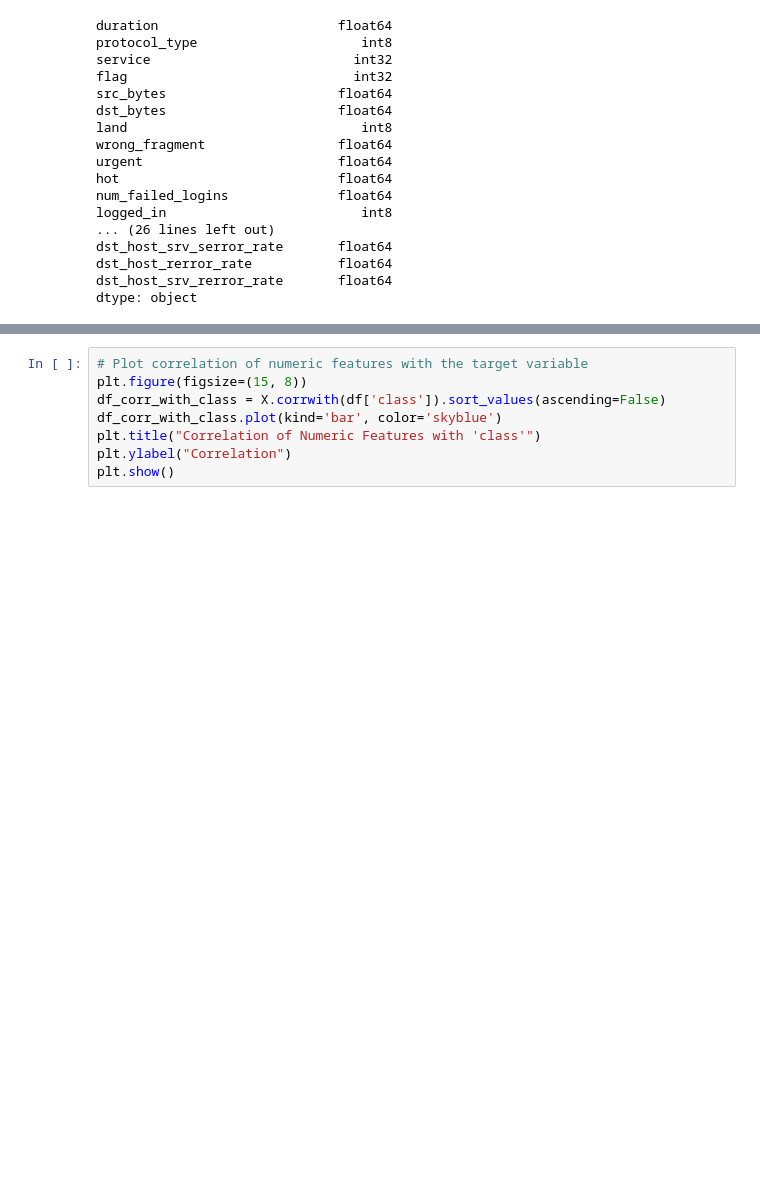
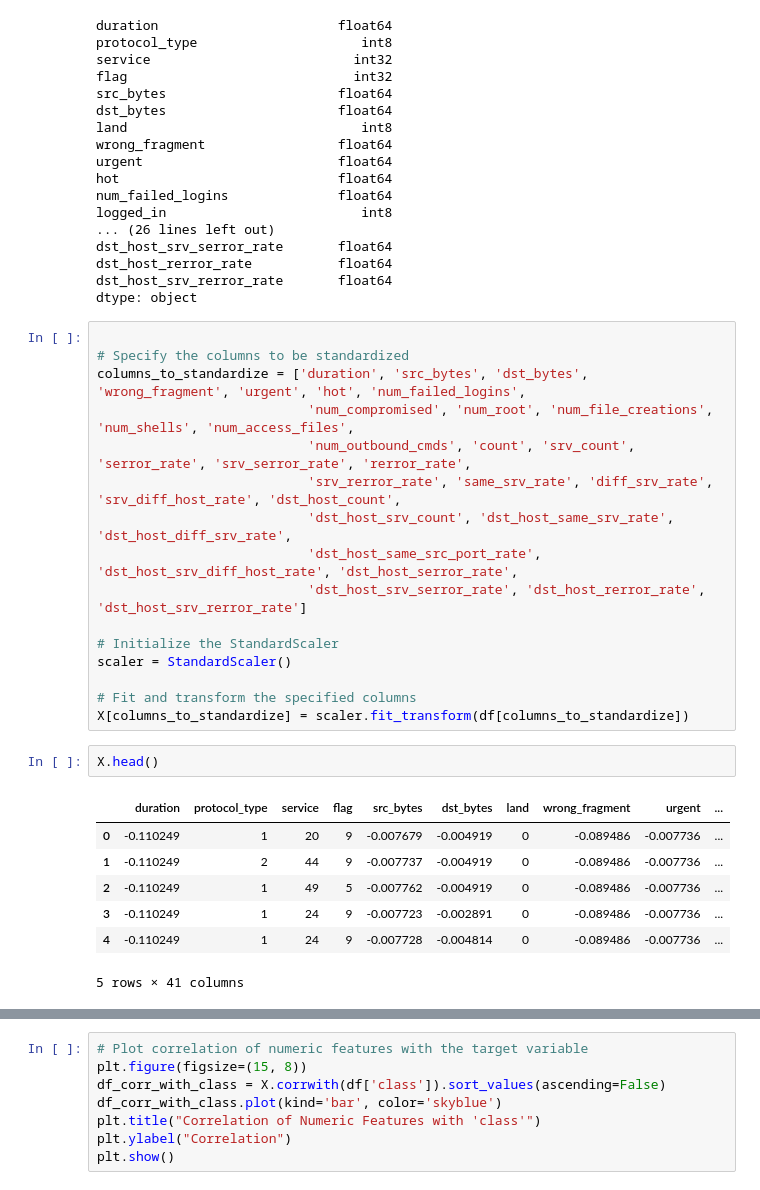
Before and after one commit to rakinplaban/APT_work, a Jupyter notebook: Untitled.ipynb, the cells around one changed output, grey strips where cells are left out. Cells and saved outputs as stored; diff of their text form; blank space fills up the shorter version.

```diff
--- a/Untitled.ipynb
+++ b/Untitled.ipynb
@@ -351,4 +352,30 @@ dst_host_srv_serror_rate       float64
 dst_host_rerror_rate           float64
 dst_host_srv_rerror_rate       float64
 dtype: object
+# %%
+
+# Specify the columns to be standardized
+columns_to_standardize = ['duration', 'src_bytes', 'dst_bytes', 'wrong_fragment', 'urgent', 'hot', 'num_failed_logins',
+                           'num_compromised', 'num_root', 'num_file_creations', 'num_shells', 'num_access_files',
+                           'num_outbound_cmds', 'count', 'srv_count', 'serror_rate', 'srv_serror_rate', 'rerror_rate',
+                           'srv_rerror_rate', 'same_srv_rate', 'diff_srv_rate', 'srv_diff_host_rate', 'dst_host_count',
+                           'dst_host_srv_count', 'dst_host_same_srv_rate', 'dst_host_diff_srv_rate',
+                           'dst_host_same_src_port_rate', 'dst_host_srv_diff_host_rate', 'dst_host_serror_rate',
+                           'dst_host_srv_serror_rate', 'dst_host_rerror_rate', 'dst_host_srv_rerror_rate']
+
+# Initialize the StandardScaler
+scaler = StandardScaler()
+
+# Fit and transform the specified columns
+X[columns_to_standardize] = scaler.fit_transform(df[columns_to_standardize])
+# %%
+X.head()
+# %% [output]
+|  | duration | protocol_type | service | flag | src_bytes | dst_bytes | land | wrong_fragment | urgent | ... |
+| 0 | -0.110249 | 1 | 20 | 9 | -0.007679 | -0.004919 | 0 | -0.089486 | -0.007736 | ... |
+| 1 | -0.110249 | 2 | 44 | 9 | -0.007737 | -0.004919 | 0 | -0.089486 | -0.007736 | ... |
+| 2 | -0.110249 | 1 | 49 | 5 | -0.007762 | -0.004919 | 0 | -0.089486 | -0.007736 | ... |
+| 3 | -0.110249 | 1 | 24 | 9 | -0.007723 | -0.002891 | 0 | -0.089486 | -0.007736 | ... |
+| 4 | -0.110249 | 1 | 24 | 9 | -0.007728 | -0.004814 | 0 | -0.089486 | -0.007736 | ... |
+5 rows × 41 columns
 # %%
```
Also changed, not shown: parts of 2 cells of this notebook, 1 other file.
